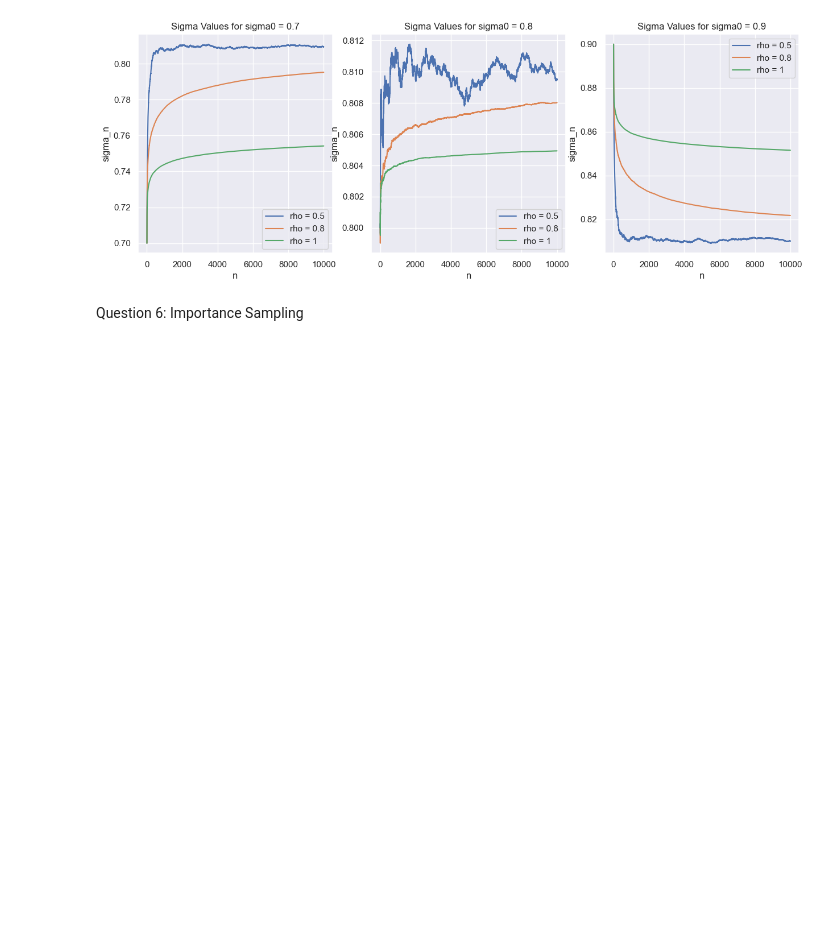
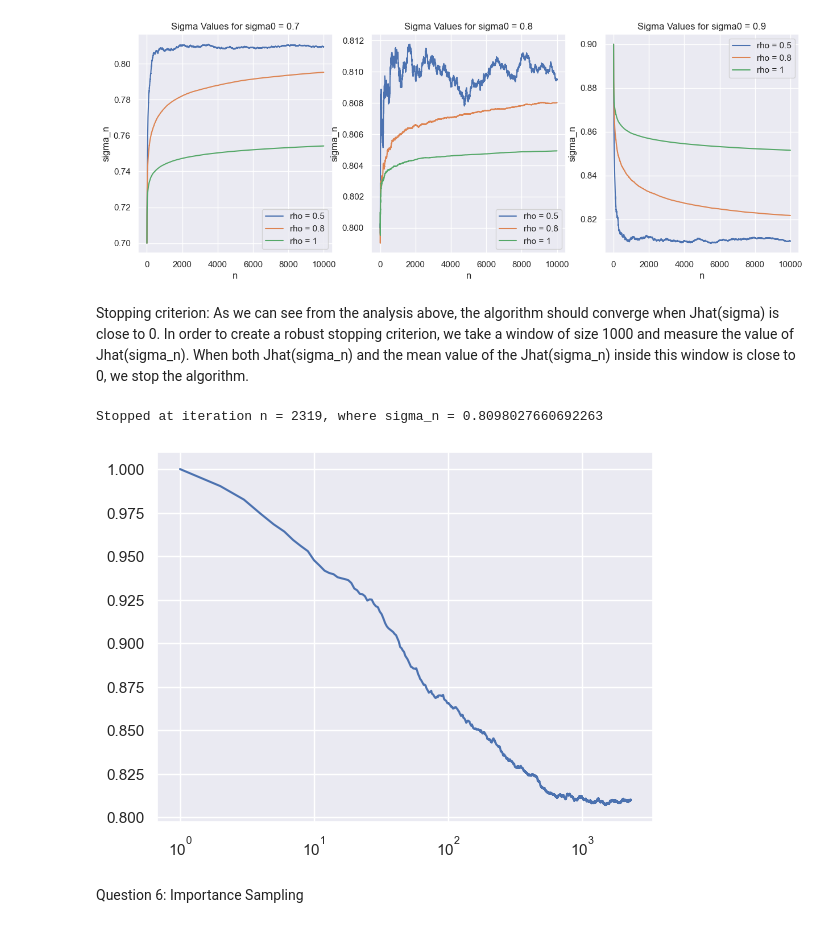
Before and after one commit to Drykx/Monte-Carlo-Project, a Jupyter notebook: Raport.ipynb, the cells around one changed output. Cells and saved outputs as stored; diff of their text form; code cells hidden in the pictures; blank space fills up the shorter version.

Commit message:
Question 5 stopping criterion

```diff
--- a/Raport.ipynb
+++ b/Raport.ipynb
@@ -615,6 +616,53 @@ for i, sigma_0 in enumerate(sigma_0_values):
     axes[i].set_ylabel('sigma_n')
 # %% [output]
 [figure]
+# %% [markdown]
+Stopping criterion: As we can see from the analysis above, the algorithm should converge when Jhat(sigma) is close to 0. In order to create a robust stopping criterion, we take a window of size 1000 and measure the value of Jhat(sigma_n). When both Jhat(sigma_n) and the mean value of the Jhat(sigma_n) inside this window is close to 0, we stop the algorithm.
+# %%
+def RM_Asian_with_Stopping(N, rho, K, S0, T, r, I_market, m):
+    sigma_0 = 1
+    alpha_0 = 2/(K+S0)
+
+    sigma_cur = sigma_0
+    sigma_estim = deque([sigma_0])
+    J_estim = deque([])
+    window_size = 1000
+
+    i = 1
+
+    while True:
+        alpha_n = alpha_0 / i ** rho
+
+        # Calculate Jhat
+        simulations = Simulate_Stock_Price(S0, sigma_cur, r, T, m, N)
+        avg_stock_prices = np.mean(simulations, axis=1)
+        Z = np.exp(-r*T) * np.maximum(K - avg_stock_prices, 0) - I_market
+        Jhat, est_std = np.mean(Z), np.std(Z)
+        sigma_cur = sigma_cur - alpha_n * Jhat
+        sigma_estim.append(sigma_cur)
+        J_estim.append(Jhat)
+
+        # Stopping Criterion
+        if i == window_size:
+            mean_value = np.mean(J_estim)
+        if i > window_size:
+            removed_value = J_estim.popleft()
+            mean_value = mean_value + (Jhat - removed_value) / window_size
+            if abs(mean_value) < 10**(-3) and abs(Jhat) < 10**(-2):
+                break
+        i += 1
+
+    print(f'Stopped at iteration n = {i}, where sigma_n = {sigma_cur}')
+    return sigma_estim
+
+N,m,rho = 1000,50,0.5
+K, S0, r, T, I_market = 120, 100, 0.05, 0.2, 22
+sigmas = RM_Asian_with_Stopping(N, rho, K, S0, T, r, I_market, m)
+plt.plot(range(1,len(sigmas)+1), sigmas)
+plt.xscale('log')
+# %% [output]
+Stopped at iteration n = 2319, where sigma_n = 0.8098027660692263
+[figure, added]
 # %% [markdown]
 Question 6: Importance Sampling
 # %%
```
Also changed, not shown: parts of 4 cells of this notebook.
